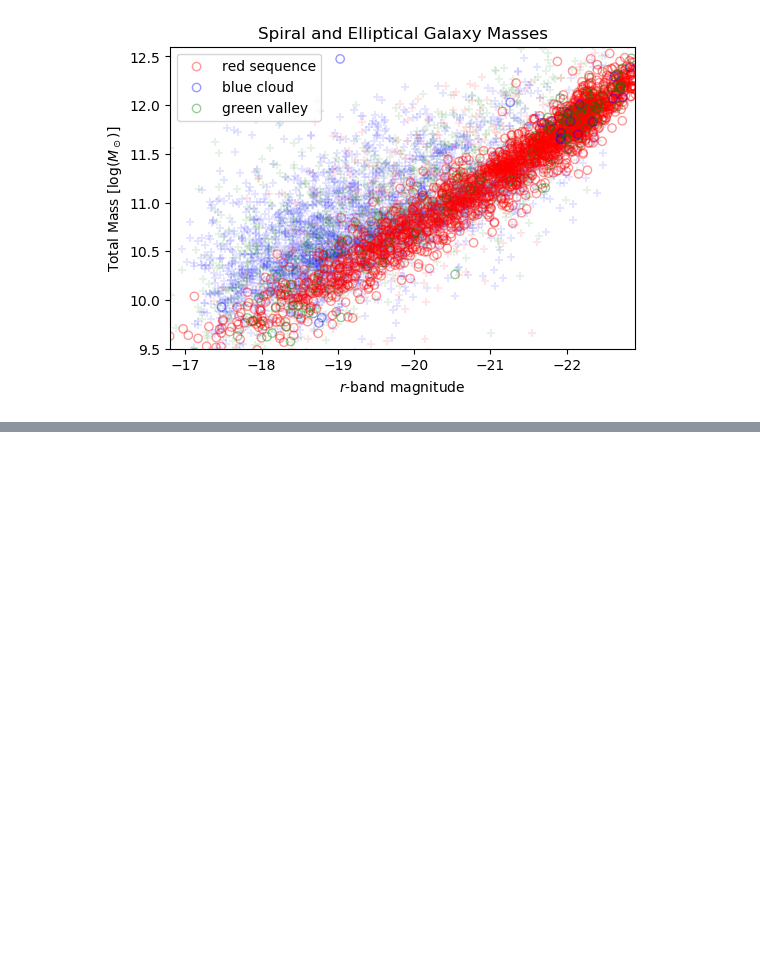
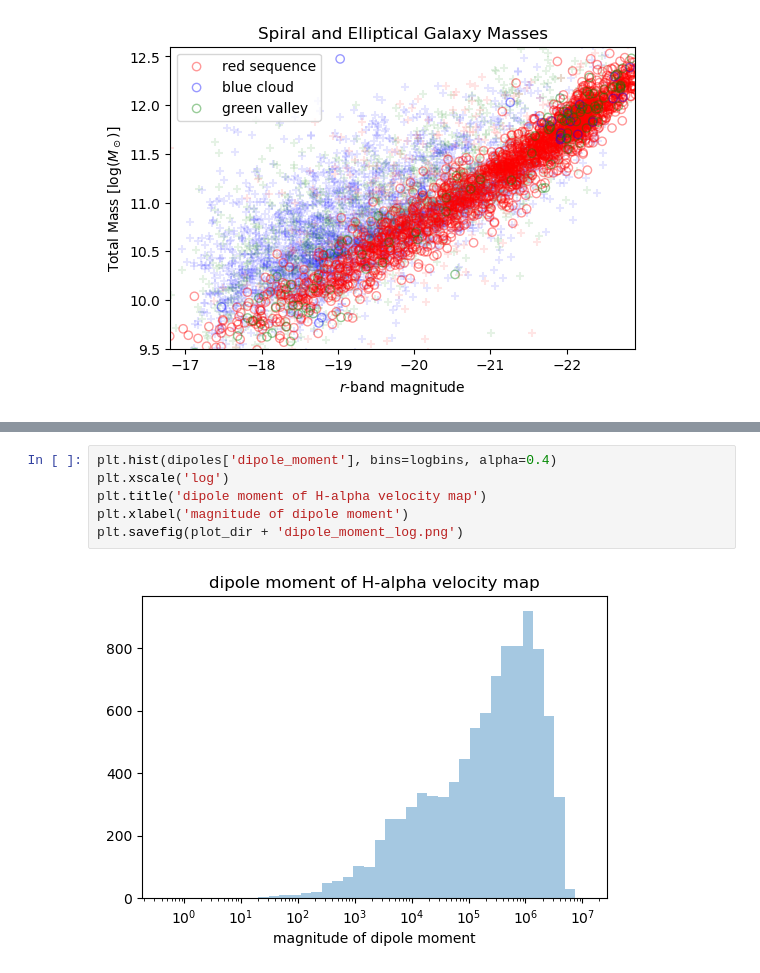
Before and after one commit to kadglass/RotationCurves, a Jupyter notebook: notebooks/elliptical_virial_mass_stats.ipynb, the cells around one changed output, grey strips where cells are left out. Cells and saved outputs as stored; diff of their text form; blank space fills up the shorter version.

```diff
--- a/notebooks/elliptical_virial_mass_stats.ipynb
+++ b/notebooks/elliptical_virial_mass_stats.ipynb
@@ -159,0 +171,8 @@ plt.savefig(plot_dir + 'mag_totmass_allmorph_zoom.png')
+# %%
+plt.hist(dipoles['dipole_moment'], bins=logbins, alpha=0.4)
+plt.xscale('log')
+plt.title('dipole moment of H-alpha velocity map')
+plt.xlabel('magnitude of dipole moment')
+plt.savefig(plot_dir + 'dipole_moment_log.png')
+# %% [output]
+[figure, added]
```
Also changed, not shown: parts of 3 cells of this notebook.
